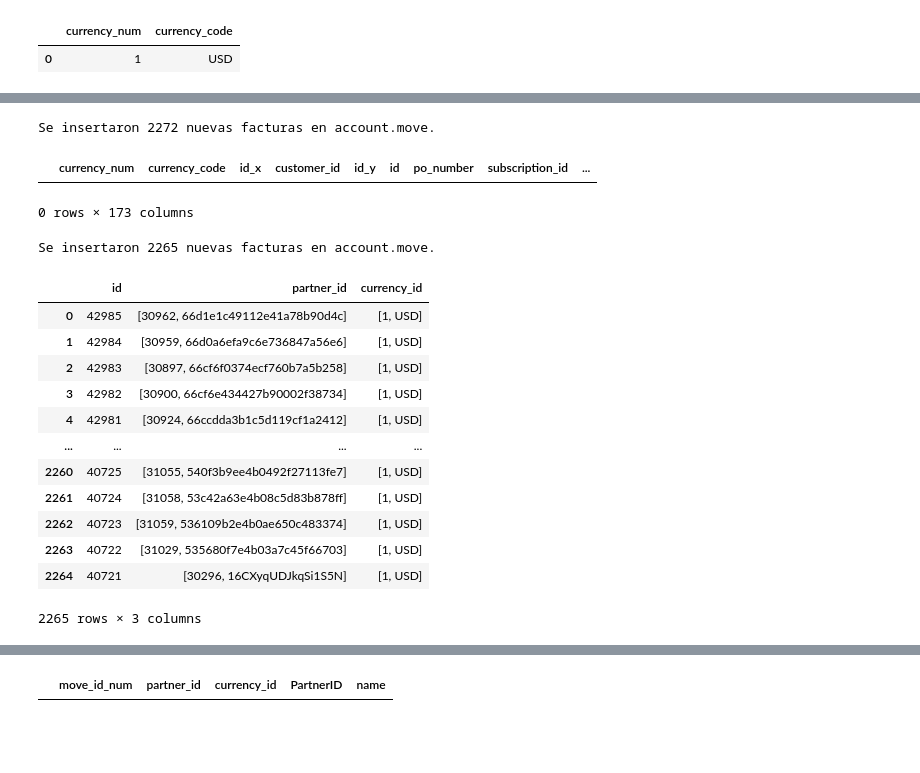
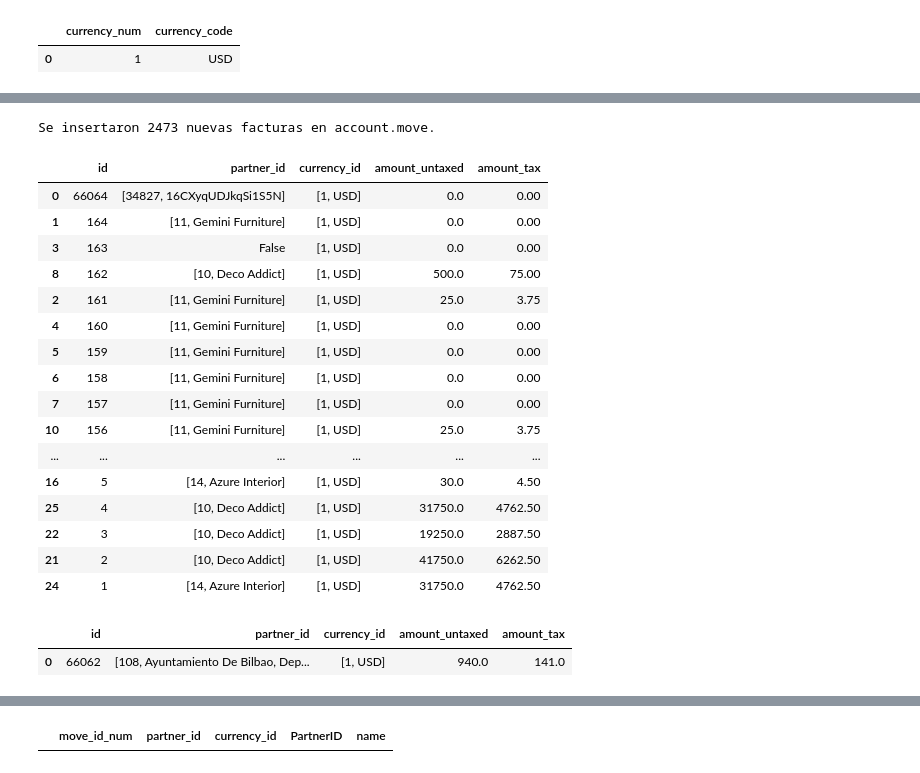
Before and after one commit to JAleGalpio/odoo_migration, a Jupyter notebook: integration.ipynb, the cells around one changed output, grey strips where cells are left out. Drawn from its saved outputs; the diff is of its cells as text; code cells hidden in the pictures; blank space fills up the shorter version.

```diff
--- a/integration.ipynb
+++ b/integration.ipynb
@@ -1121,13 +1248,2 @@ def insert_invoices_to_account_move(partners_Odoo_invoices, execution_id):
     else:
         print("No se encontraron registros válidos para insertar en account.move.")
-# %%
-# Ejemplo de uso:
-insert_invoices_to_account_move(last_partners_df, execution_id='3')
-# %% [output]
-Se insertaron 2272 nuevas facturas en account.move.
-# %%
-partners_to_odoo_invoices.loc[partners_to_odoo_invoices['id_y'] == 25762]
-#25762
-# %% [output]
-|  | currency_num | currency_code | id_x | customer_id | id_y | id | po_number | subscription_id | ... |
-0 rows × 173 columns
@@ -1209,31 +1250,44 @@ def insert_invoices_with_rollback(partners_to_odoo_invoices, execution_id):
 # %%
 # Prueba de la función de inserción
-insert_invoices_with_rollback(partners_to_odoo_invoices, execution_id='2')
+insert_invoices_with_rollback(partners_to_odoo_invoices, execution_id='5')
 # %% [output]
-Se insertaron 2265 nuevas facturas en account.move.
+Se insertaron 2473 nuevas facturas en account.move.
 # %%
-i6 = odoo.search_read('account.move', [], ['id', 'partner_id', 'currency_id'], limit=None)
+#codigo para mostrar los ultimos registros en el modelo, tomando en cuenta la cantidad d eregistros que se insertaron en el Bulk insert anterior
+
+#amount_untaxed amount_tax
+i6 = odoo.search_read('account.move', [], ['id', 'partner_id', 'currency_id', 'amount_untaxed', 'amount_tax'], limit=None)
 
 # Convertir los resultados a un DataFrame
 inv_df = pd.DataFrame(i6)
 
 # Ordenar el DataFrame por la columna 'id' en orden descendente y seleccionar la cantidad de los ultimos registros que hay que ver
-last_inv = inv_df.sort_values(by='id', ascending=False).head(2265)
+last_inv = inv_df.sort_values(by='id', ascending=False).head(2382)
 
 # Mostrar el DataFrame con los últimos registros mostrando 'id' y 'name'
 last_invoices = pd.DataFrame(last_inv)
 last_invoices
+#66064
 # %% [output]
-|  | id | partner_id | currency_id |
-| 0 | 42985 | [30962, 66d1e1c49112e41a78b90d4c] | [1, USD] |
-| 1 | 42984 | [30959, 66d0a6efa9c6e736847a56e6] | [1, USD] |
-| 2 | 42983 | [30897, 66cf6f0374ecf760b7a5b258] | [1, USD] |
-| 3 | 42982 | [30900, 66cf6e434427b90002f38734] | [1, USD] |
-| 4 | 42981 | [30924, 66ccdda3b1c5d119cf1a2412] | [1, USD] |
-| ... | ... | ... | ... |
-| 2260 | 40725 | [31055, 540f3b9ee4b0492f27113fe7] | [1, USD] |
-| 2261 | 40724 | [31058, 53c42a63e4b08c5d83b878ff] | [1, USD] |
-| 2262 | 40723 | [31059, 536109b2e4b0ae650c483374] | [1, USD] |
-| 2263 | 40722 | [31029, 535680f7e4b03a7c45f66703] | [1, USD] |
-| 2264 | 40721 | [30296, 16CXyqUDJkqSi1S5N] | [1, USD] |
+|  | id | partner_id | currency_id | amount_untaxed | amount_tax |
+| 0 | 66064 | [34827, 16CXyqUDJkqSi1S5N] | [1, USD] | 0.0 | 0.00 |
+| 1 | 164 | [11, Gemini Furniture] | [1, USD] | 0.0 | 0.00 |
+| 3 | 163 | False | [1, USD] | 0.0 | 0.00 |
+| 8 | 162 | [10, Deco Addict] | [1, USD] | 500.0 | 75.00 |
+| 2 | 161 | [11, Gemini Furniture] | [1, USD] | 25.0 | 3.75 |
+| 4 | 160 | [11, Gemini Furniture] | [1, USD] | 0.0 | 0.00 |
+| 5 | 159 | [11, Gemini Furniture] | [1, USD] | 0.0 | 0.00 |
+| 6 | 158 | [11, Gemini Furniture] | [1, USD] | 0.0 | 0.00 |
+| 7 | 157 | [11, Gemini Furniture] | [1, USD] | 0.0 | 0.00 |
+| 10 | 156 | [11, Gemini Furniture] | [1, USD] | 25.0 | 3.75 |
+| ... | ... | ... | ... | ... | ... |
+| 16 | 5 | [14, Azure Interior] | [1, USD] | 30.0 | 4.50 |
+| 25 | 4 | [10, Deco Addict] | [1, USD] | 31750.0 | 4762.50 |
+| 22 | 3 | [10, Deco Addict] | [1, USD] | 19250.0 | 2887.50 |
+| 21 | 2 | [10, Deco Addict] | [1, USD] | 41750.0 | 6262.50 |
+| 24 | 1 | [14, Azure Interior] | [1, USD] | 31750.0 | 4762.50 |
-2265 rows × 3 columns
+# %%
+last_invoices.loc[last_invoices['amount_untaxed'] > 0]
+# %% [output]
+|  | id | partner_id | currency_id | amount_untaxed | amount_tax |
+| 0 | 66062 | [108, Ayuntamiento De Bilbao, Dep... | [1, USD] | 940.0 | 141.0 |
```
Also changed, not shown: parts of 108 cells of this notebook.
